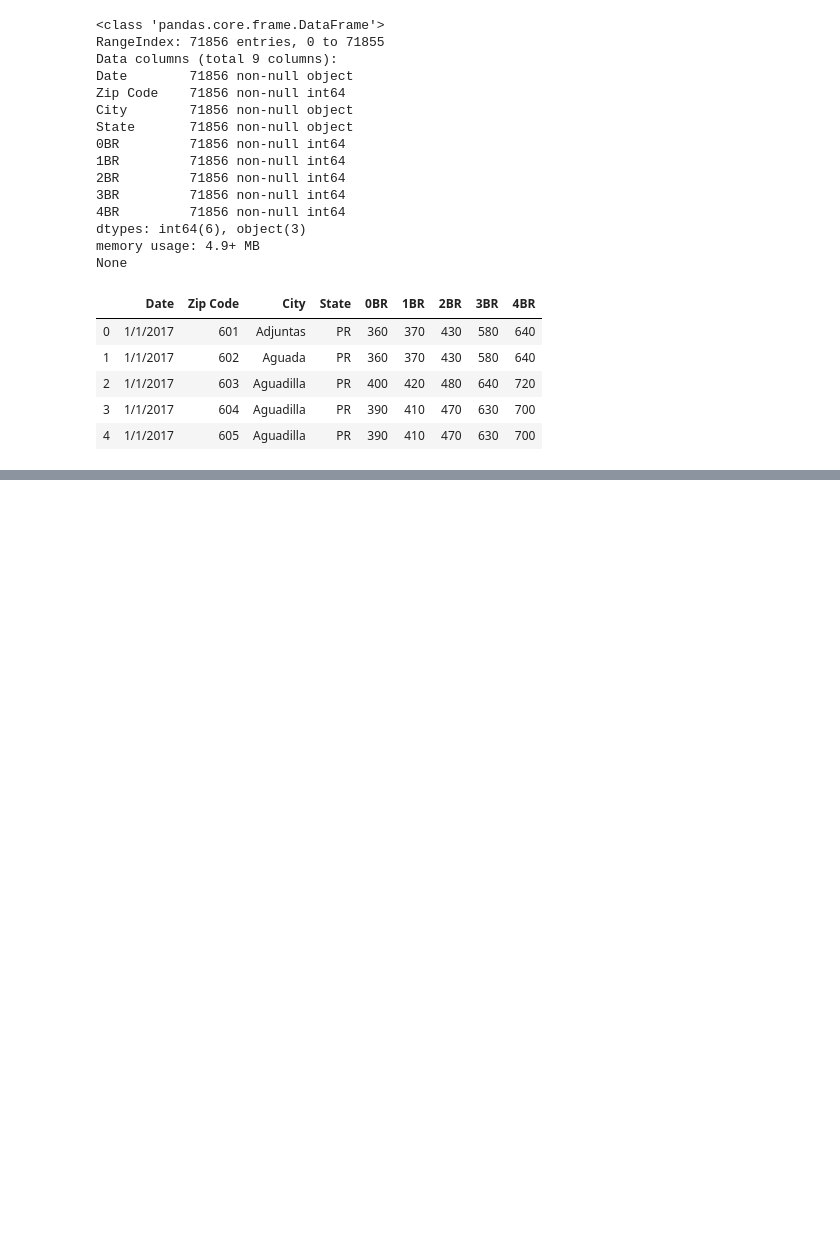
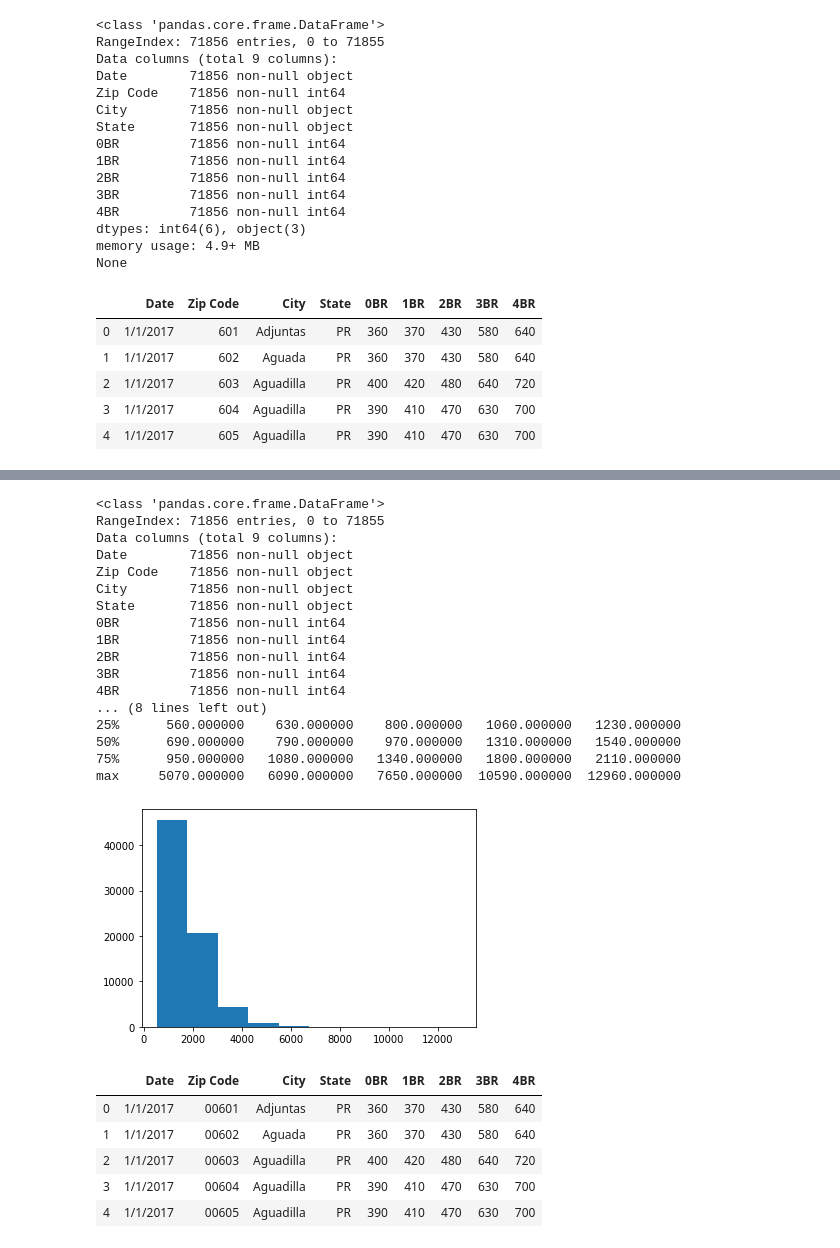
Before and after one commit to leonchengmba/Thinkful_capstone1, a Jupyter notebook: Capstone1_LeonCheng.ipynb, the cells around one changed output, grey strips where cells are left out. Saved outputs shown, nothing was run; the diff lists cells and outputs as text; code cells hidden in the pictures; blank space fills up the shorter version.

```diff
--- a/Capstone1_LeonCheng.ipynb
+++ b/Capstone1_LeonCheng.ipynb
@@ -84,3 +109,9 @@ None
 | 2 | 1/1/2017 | 603 | Aguadilla | PR | 400 | 420 | 480 | 640 | 720 |
 | 3 | 1/1/2017 | 604 | Aguadilla | PR | 390 | 410 | 470 | 630 | 700 |
 | 4 | 1/1/2017 | 605 | Aguadilla | PR | 390 | 410 | 470 | 630 | 700 |
+# %%
+#Step2.Clean: Transform Zip Code interger to 5 character string
+raw_rent['Zip Code'] = raw_rent['Zip Code'].astype(str).str.zfill(5)
+
+print(raw_rent.info())
+raw_rent.head()
@@ -90,0 +180,32 @@ None
+# %%
+#Descriptive info: Histogram (raw_rent['4BR'])
+print(raw_rent.info())
+print(raw_rent.describe())
+plt.hist(raw_rent['4BR'])
+plt.show()
+raw_rent.head()
+# %% [output]
+<class 'pandas.core.frame.DataFrame'>
+RangeIndex: 71856 entries, 0 to 71855
+Data columns (total 9 columns):
+Date        71856 non-null object
+Zip Code    71856 non-null object
+City        71856 non-null object
+State       71856 non-null object
+0BR         71856 non-null int64
+1BR         71856 non-null int64
+2BR         71856 non-null int64
+3BR         71856 non-null int64
+4BR         71856 non-null int64
+... (8 lines left out)
+25%      560.000000    630.000000    800.000000   1060.000000   1230.000000
+50%      690.000000    790.000000    970.000000   1310.000000   1540.000000
+75%      950.000000   1080.000000   1340.000000   1800.000000   2110.000000
+max     5070.000000   6090.000000   7650.000000  10590.000000  12960.000000
+[figure, added]
+|  | Date | Zip Code | City | State | 0BR | 1BR | 2BR | 3BR | 4BR |
+| 0 | 1/1/2017 | 00601 | Adjuntas | PR | 360 | 370 | 430 | 580 | 640 |
+| 1 | 1/1/2017 | 00602 | Aguada | PR | 360 | 370 | 430 | 580 | 640 |
+| 2 | 1/1/2017 | 00603 | Aguadilla | PR | 400 | 420 | 480 | 640 | 720 |
+| 3 | 1/1/2017 | 00604 | Aguadilla | PR | 390 | 410 | 470 | 630 | 700 |
+| 4 | 1/1/2017 | 00605 | Aguadilla | PR | 390 | 410 | 470 | 630 | 700 |
```
Also changed, not shown: parts of 7 cells of this notebook.
